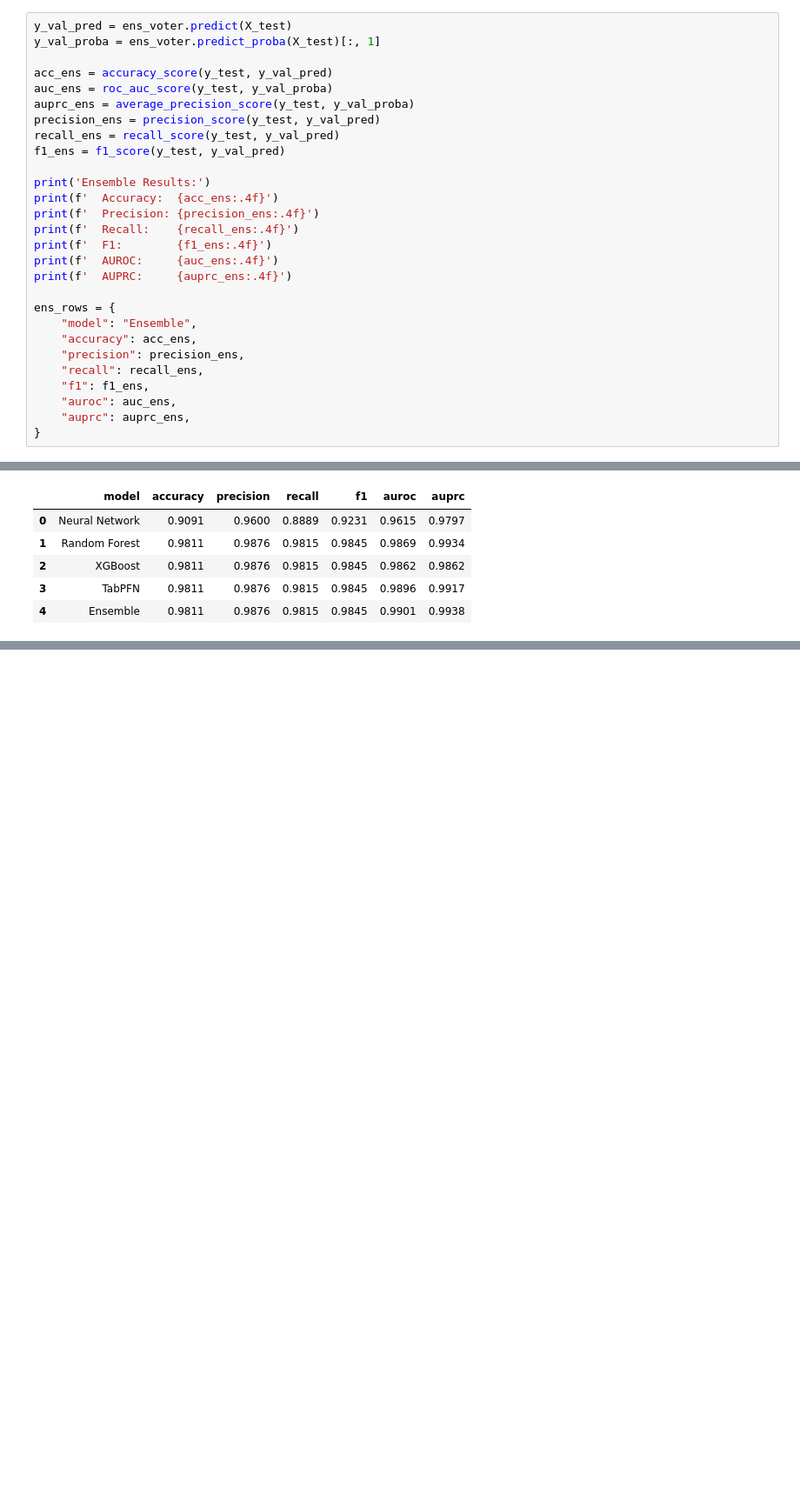
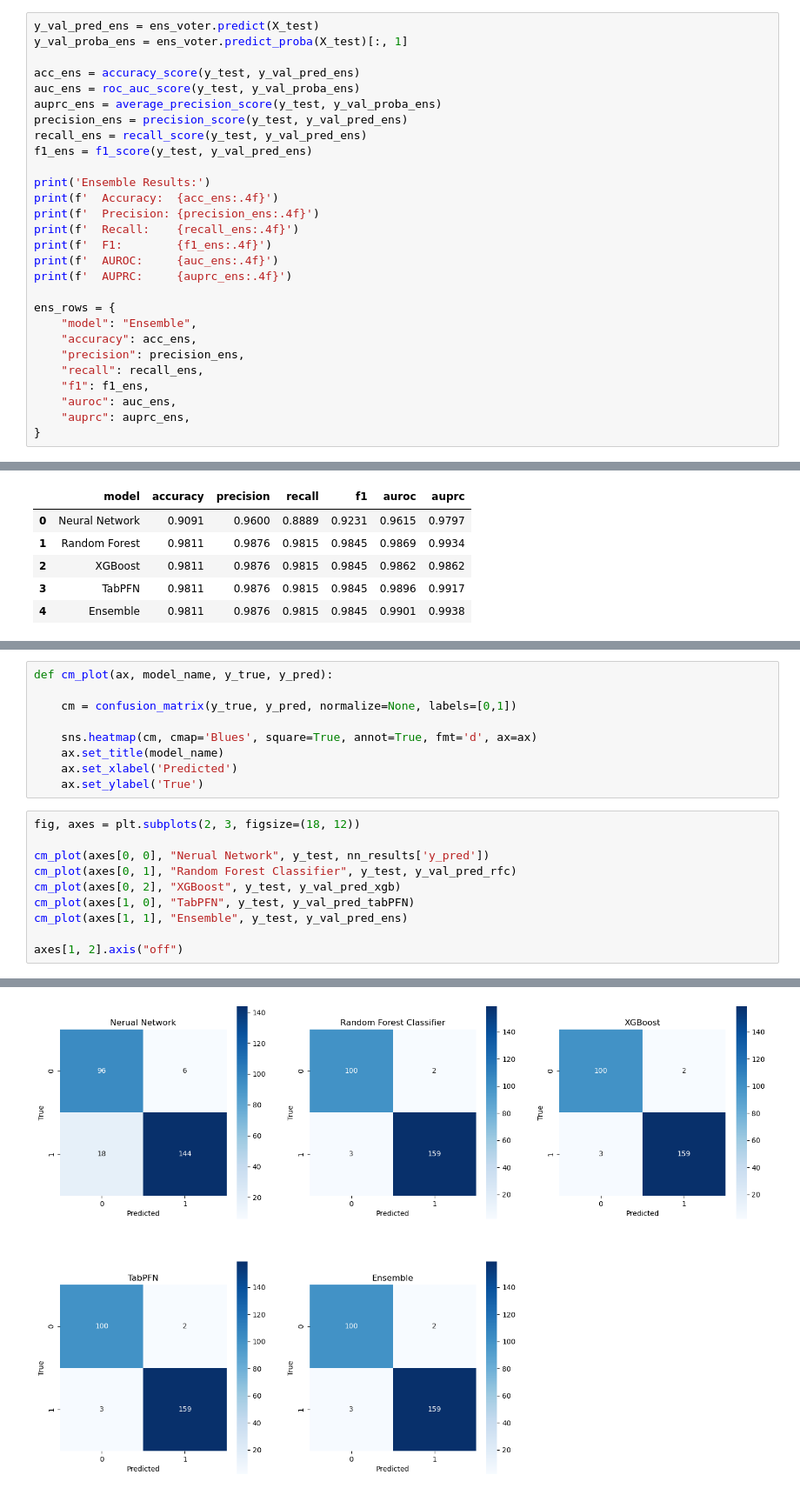
Before and after one commit to oliverolejar/Heart-Attack-Predictor, a Jupyter notebook: model.ipynb, the cells around one changed output, grey strips where cells are left out. Shown at 87% size. Cells and saved outputs as stored; diff of their text form; blank space fills up the shorter version.

Commit message:
Added Conf Matrix & Changed Diagram

```diff
--- a/model.ipynb
+++ b/model.ipynb
@@ -1126,15 +1127,15 @@ VotingClassifier(estimators=[('nn',
                                                random_state=42))],
                  voting='soft', weights=[1, 1, 1, 1])
 # %%
-y_val_pred = ens_voter.predict(X_test)
-y_val_proba = ens_voter.predict_proba(X_test)[:, 1]
+y_val_pred_ens = ens_voter.predict(X_test)
+y_val_proba_ens = ens_voter.predict_proba(X_test)[:, 1]
 
-acc_ens = accuracy_score(y_test, y_val_pred)
-auc_ens = roc_auc_score(y_test, y_val_proba)
-auprc_ens = average_precision_score(y_test, y_val_proba)
-precision_ens = precision_score(y_test, y_val_pred)
-recall_ens = recall_score(y_test, y_val_pred)
-f1_ens = f1_score(y_test, y_val_pred)
+acc_ens = accuracy_score(y_test, y_val_pred_ens)
+auc_ens = roc_auc_score(y_test, y_val_proba_ens)
+auprc_ens = average_precision_score(y_test, y_val_proba_ens)
+precision_ens = precision_score(y_test, y_val_pred_ens)
+recall_ens = recall_score(y_test, y_val_pred_ens)
+f1_ens = f1_score(y_test, y_val_pred_ens)
 
 print('Ensemble Results:')
 print(f'  Accuracy:  {acc_ens:.4f}')
@@ -1193,0 +1199,20 @@ Neural Network    0.9091     0.9600  0.8889 0.9231 0.9615 0.9797
+# %%
+def cm_plot(ax, model_name, y_true, y_pred):
+
+    cm = confusion_matrix(y_true, y_pred, normalize=None, labels=[0,1])
+
+    sns.heatmap(cm, cmap='Blues', square=True, annot=True, fmt='d', ax=ax)
+    ax.set_title(model_name)
+    ax.set_xlabel('Predicted')
+    ax.set_ylabel('True')
+# %%
+fig, axes = plt.subplots(2, 3, figsize=(18, 12))
+
+cm_plot(axes[0, 0], "Nerual Network", y_test, nn_results['y_pred'])
+cm_plot(axes[0, 1], "Random Forest Classifier", y_test, y_val_pred_rfc)
+cm_plot(axes[0, 2], "XGBoost", y_test, y_val_pred_xgb)
+cm_plot(axes[1, 0], "TabPFN", y_test, y_val_pred_tabPFN)
+cm_plot(axes[1, 1], "Ensemble", y_test, y_val_pred_ens)
+
+axes[1, 2].axis("off")
+# %% [output]
@@ -1193,0 +1220 @@ Neural Network    0.9091     0.9600  0.8889 0.9231 0.9615 0.9797
+[figure, added]
```
Also changed, not shown: parts of 8 cells of this notebook, 1 other file.
